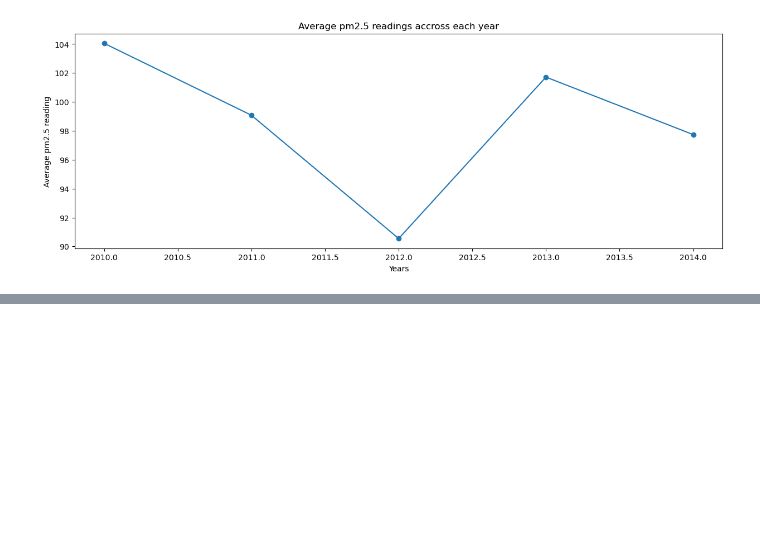
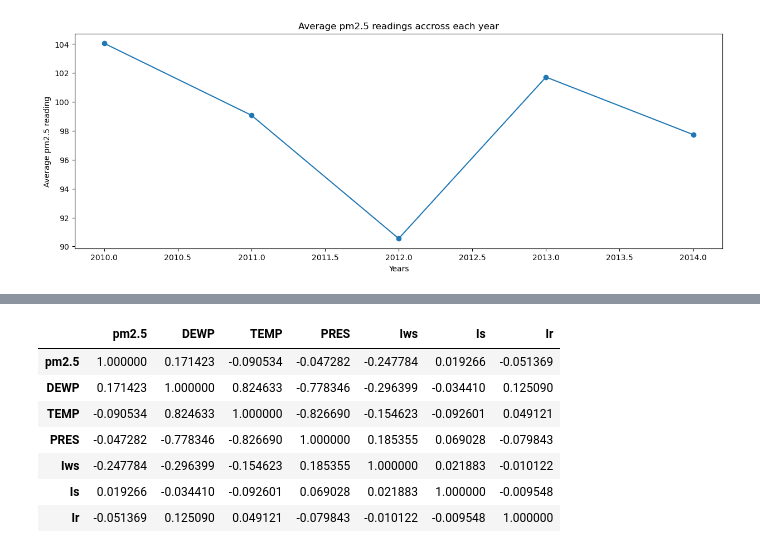
Before and after one commit to TimiNiyi/Air-quality-forecast-prediction-model, a Jupyter notebook: Data Cleaning and exploration with MongoDB.ipynb, the cells around one changed output, grey strips where cells are left out. Cells and saved outputs as stored; diff of their text form; code cells hidden in the pictures; blank space fills up the shorter version.

```diff
--- a/Data Cleaning and exploration with MongoDB.ipynb
+++ b/Data Cleaning and exploration with MongoDB.ipynb
@@ -491,0 +498,11 @@ KeyError: False
+# %%
+df[["pm2.5", "DEWP", "TEMP", "PRES", "Iws", "Is", "Ir"]].corr()
+# %% [output]
+|  | pm2.5 | DEWP | TEMP | PRES | Iws | Is | Ir |
+| pm2.5 | 1.000000 | 0.171423 | -0.090534 | -0.047282 | -0.247784 | 0.019266 | -0.051369 |
+| DEWP | 0.171423 | 1.000000 | 0.824633 | -0.778346 | -0.296399 | -0.034410 | 0.125090 |
+| TEMP | -0.090534 | 0.824633 | 1.000000 | -0.826690 | -0.154623 | -0.092601 | 0.049121 |
+| PRES | -0.047282 | -0.778346 | -0.826690 | 1.000000 | 0.185355 | 0.069028 | -0.079843 |
+| Iws | -0.247784 | -0.296399 | -0.154623 | 0.185355 | 1.000000 | 0.021883 | -0.010122 |
+| Is | 0.019266 | -0.034410 | -0.092601 | 0.069028 | 0.021883 | 1.000000 | -0.009548 |
+| Ir | -0.051369 | 0.125090 | 0.049121 | -0.079843 | -0.010122 | -0.009548 | 1.000000 |
```
Also changed, not shown: parts of 3 cells of this notebook.
